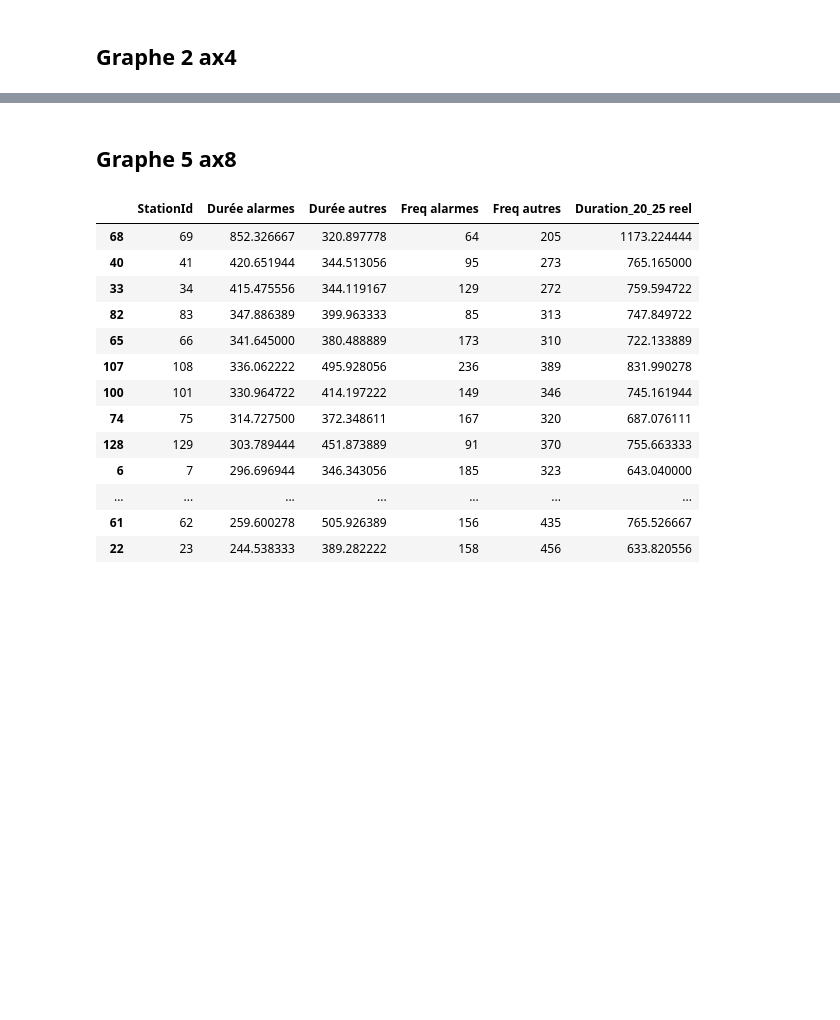
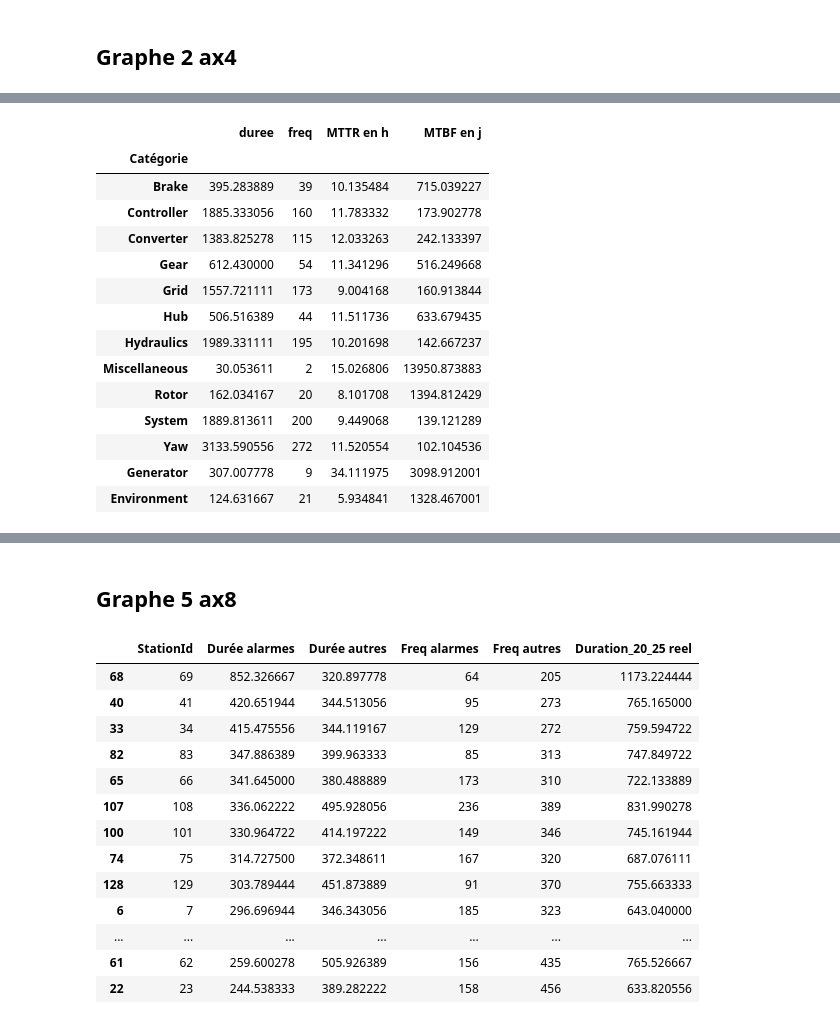
Before and after one commit to capem/TB-Performance, a Jupyter notebook: performance.ipynb, the cells around one changed output, grey strips where cells are left out. Saved outputs shown, nothing was run; the diff lists cells and outputs as text; code cells hidden in the pictures; blank space fills up the shorter version.

```diff
--- a/performance.ipynb
+++ b/performance.ipynb
@@ -919,0 +1017,29 @@ df_ax3
+# %%
+MTBF_MTTR_cat_prev_cumul = pd.read_excel(
+    f'../TB Performance/input/{previous_period}/output_xlsxwriter.xlsx', sheet_name='MTBF & MTTR cumul')
+
+MTBF_MTTR_cat_prev_cumul.dropna(
+    how='all', subset=['MTBF en j', 'MTTR en h'], inplace=True)
+
+MTBF_MTTR_cat_prev_cumul.rename(
+    columns={'Catégorie Alarme': 'Catégorie'}, inplace=True)
+
+MTBF_MTTR_cat_prev_cumul.set_index('Catégorie', inplace=True)
+
+MTBF_MTTR_cat_prev_cumul
+# %% [output]
+|  | duree | freq | MTTR en h | MTBF en j |
+| Catégorie |  |  |  |  |
+| Brake | 395.283889 | 39 | 10.135484 | 715.039227 |
+| Controller | 1885.333056 | 160 | 11.783332 | 173.902778 |
+| Converter | 1383.825278 | 115 | 12.033263 | 242.133397 |
+| Gear | 612.430000 | 54 | 11.341296 | 516.249668 |
+| Grid | 1557.721111 | 173 | 9.004168 | 160.913844 |
+| Hub | 506.516389 | 44 | 11.511736 | 633.679435 |
+| Hydraulics | 1989.331111 | 195 | 10.201698 | 142.667237 |
+| Miscellaneous | 30.053611 | 2 | 15.026806 | 13950.873883 |
+| Rotor | 162.034167 | 20 | 8.101708 | 1394.812429 |
+| System | 1889.813611 | 200 | 9.449068 | 139.121289 |
+| Yaw | 3133.590556 | 272 | 11.520554 | 102.104536 |
+| Generator | 307.007778 | 9 | 34.111975 | 3098.912001 |
+| Environment | 124.631667 | 21 | 5.934841 | 1328.467001 |
```
Also changed, not shown: parts of 72 cells of this notebook.
